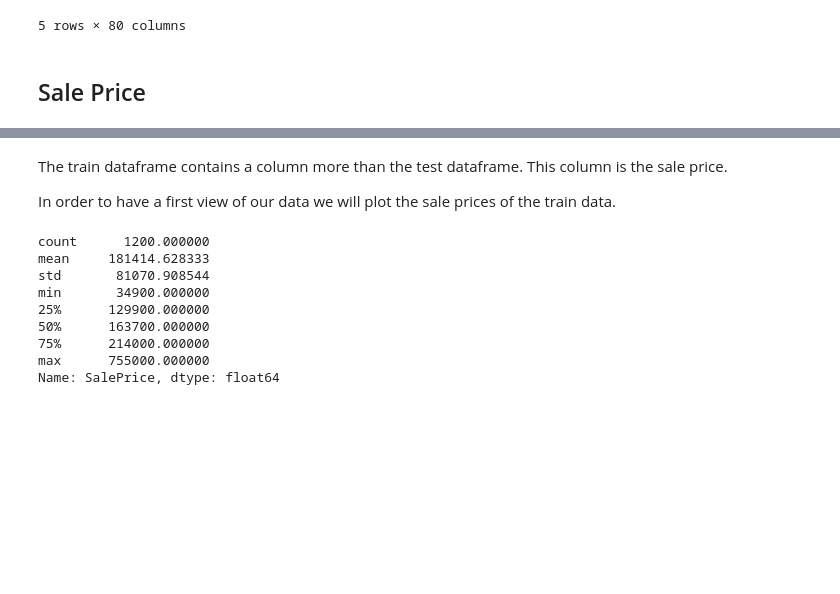
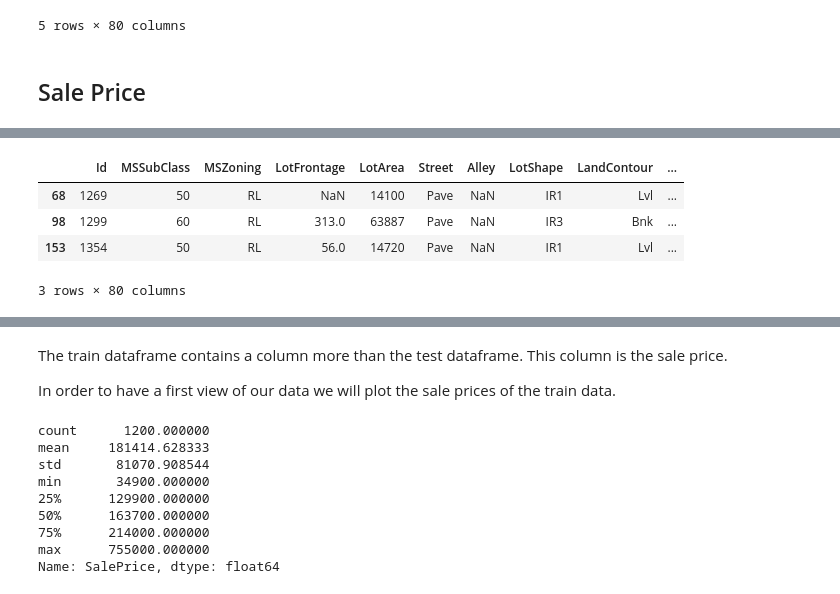
Before and after one commit to raphaelavalos/aml-lab, a Jupyter notebook: challenge/challenge.ipynb, the cells around one changed output, grey strips where cells are left out. Saved outputs shown, nothing was run; the diff lists cells and outputs as text; code cells hidden in the pictures; blank space fills up the shorter version.

```diff
--- a/challenge/challenge.ipynb
+++ b/challenge/challenge.ipynb
@@ -200,0 +205,8 @@ df_test.head()
+# %%
+df_test[df_test.GrLivArea>3000]
+# %% [output]
+|  | Id | MSSubClass | MSZoning | LotFrontage | LotArea | Street | Alley | LotShape | LandContour | ... |
+| 68 | 1269 | 50 | RL | NaN | 14100 | Pave | NaN | IR1 | Lvl | ... |
+| 98 | 1299 | 60 | RL | 313.0 | 63887 | Pave | NaN | IR3 | Bnk | ... |
+| 153 | 1354 | 50 | RL | 56.0 | 14720 | Pave | NaN | IR1 | Lvl | ... |
+3 rows × 80 columns
```
Also changed, not shown: parts of 2 cells of this notebook, 3 other files.
